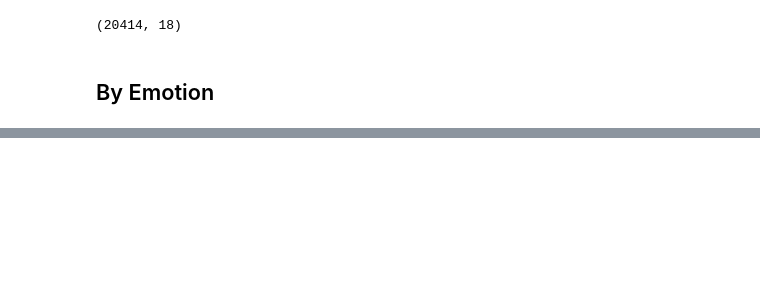
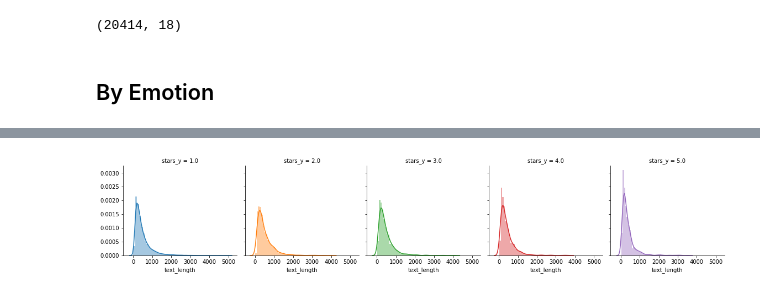
Before and after one commit to AstroPigLatin/predicting_yelp, a Jupyter notebook: notebook/specific_word.ipynb, the cells around one changed output, grey strips where cells are left out. Saved outputs shown, nothing was run; the diff lists cells and outputs as text; code cells hidden in the pictures; blank space fills up the shorter version.

```diff
--- a/notebook/specific_word.ipynb
+++ b/notebook/specific_word.ipynb
@@ -186,0 +338,7 @@ df_final.shape
+# %%
+# Create plot with distribution of text length of reviews according to number of stars in the rating
+a = sns.FacetGrid(data=df_final, col='stars_y', hue='stars_y', height=3.2, aspect=1)
+a.map(sns.distplot, "text_length")
+a.savefig('text_length_by_stars.png')
+# %% [output]
+[figure, added]
```
Also changed, not shown: parts of 56 cells of this notebook, 7 other files.
